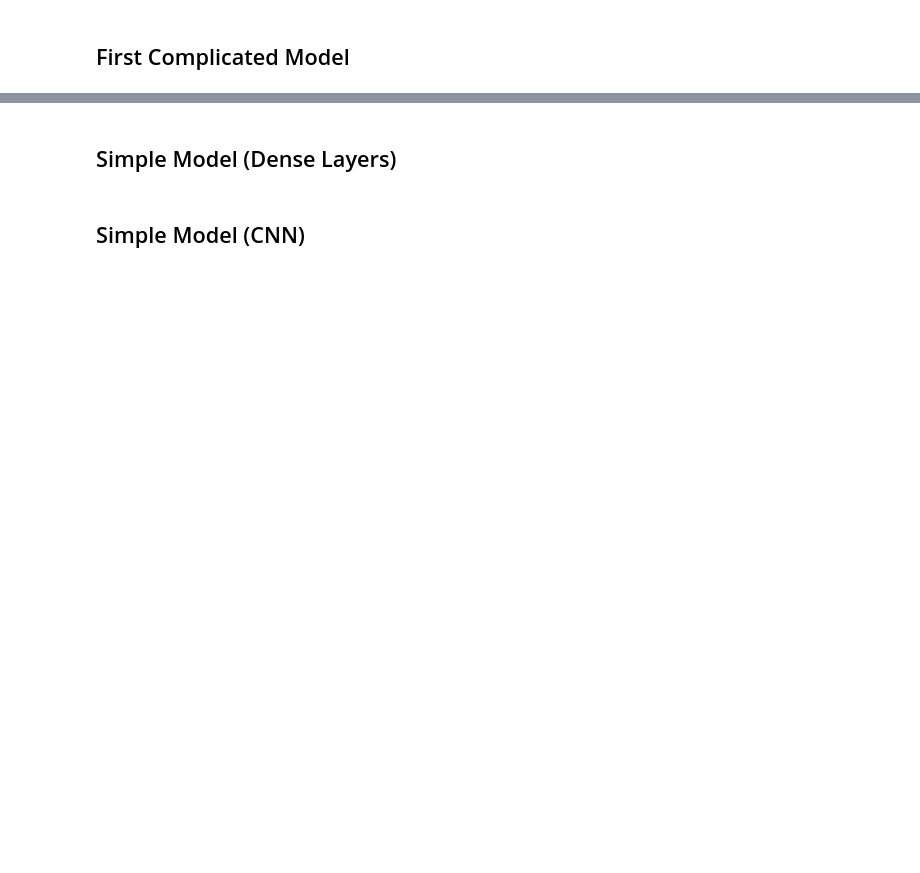
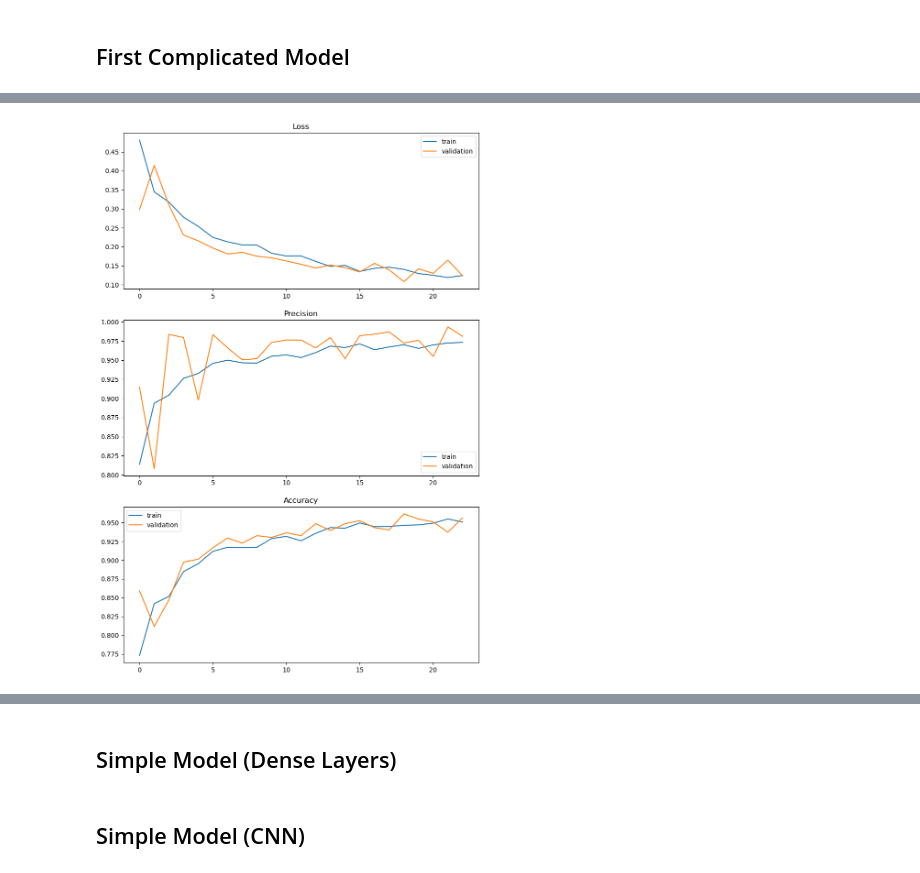
Before and after one commit to nickthetj/GroupProject4, a Jupyter notebook: notebooks/EDA Book Nick.ipynb, the cells around one changed output, grey strips where cells are left out. Saved outputs shown, nothing was run; the diff lists cells and outputs as text; code cells hidden in the pictures; blank space fills up the shorter version.

```diff
--- a/notebooks/EDA Book Nick.ipynb
+++ b/notebooks/EDA Book Nick.ipynb
@@ -71,2 +90,0 @@ model.compile(optimizer='Adam',
-# %%
-model.fit(train_set, epochs=10, batch_size=200, validation_data=val_set, workers=5)
@@ -102,0 +91,22 @@ model.evaluate(test_images, test_labels)
+# %%
+model = models.Sequential()
+model.add(layers.Conv2D(filters=32,
+                       kernel_size=(3, 3),
+                       activation='relu',
+                       input_shape=(200, 200, 1)))
+model.add(layers.MaxPooling2D((2, 2)))
+model.add(layers.Conv2D(64, (3, 3), activation='relu', ))
+model.add(layers.MaxPooling2D((2, 2)))
+model.add(layers.Conv2D(64, (3, 3), activation='relu', ))
+model.add(layers.Flatten())
+model.add(layers.Dense(64, activation='relu'))
+model.add(layers.Dense(1, activation='sigmoid'))
+model.compile(optimizer='Adam',
+              loss='BinaryCrossentropy',
+              metrics=['Precision', 'BinaryAccuracy'])
+
+early_stop = EarlyStopping(monitor='val_binary_accuracy', min_delta=0.001,
+                           verbose=1, patience=4, restore_best_weights=True,
+                           mode='auto')
+
+results = model.fit(train_set, epochs=50, validation_data=val_set, callbacks=early_stop)
@@ -102,0 +138,4 @@ model.evaluate(test_images, test_labels)
+# %%
+plot_loss_and_accuracy(results)
+# %% [output]
+[figure, added]
```
Also changed, not shown: parts of 14 cells of this notebook.
